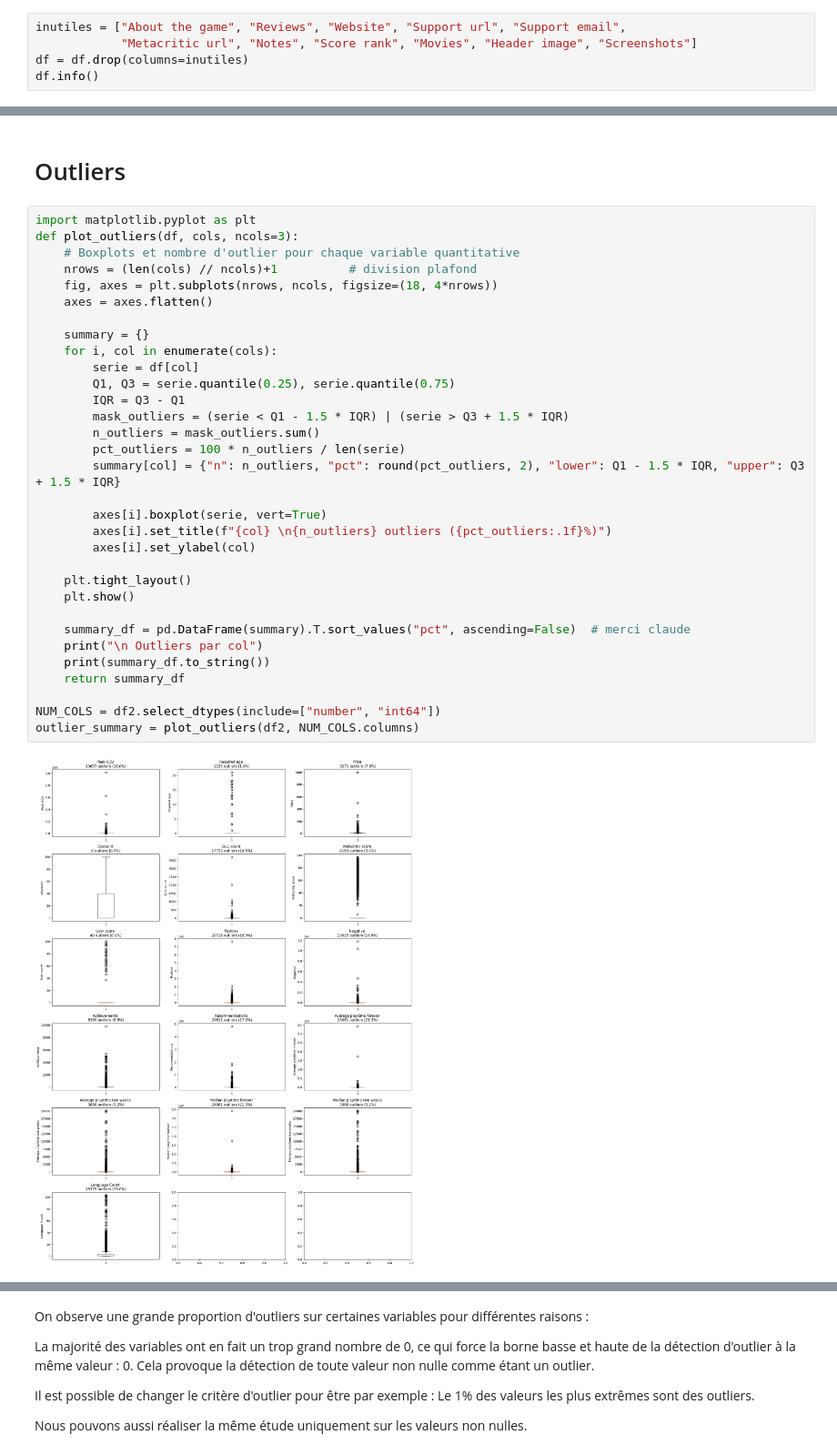
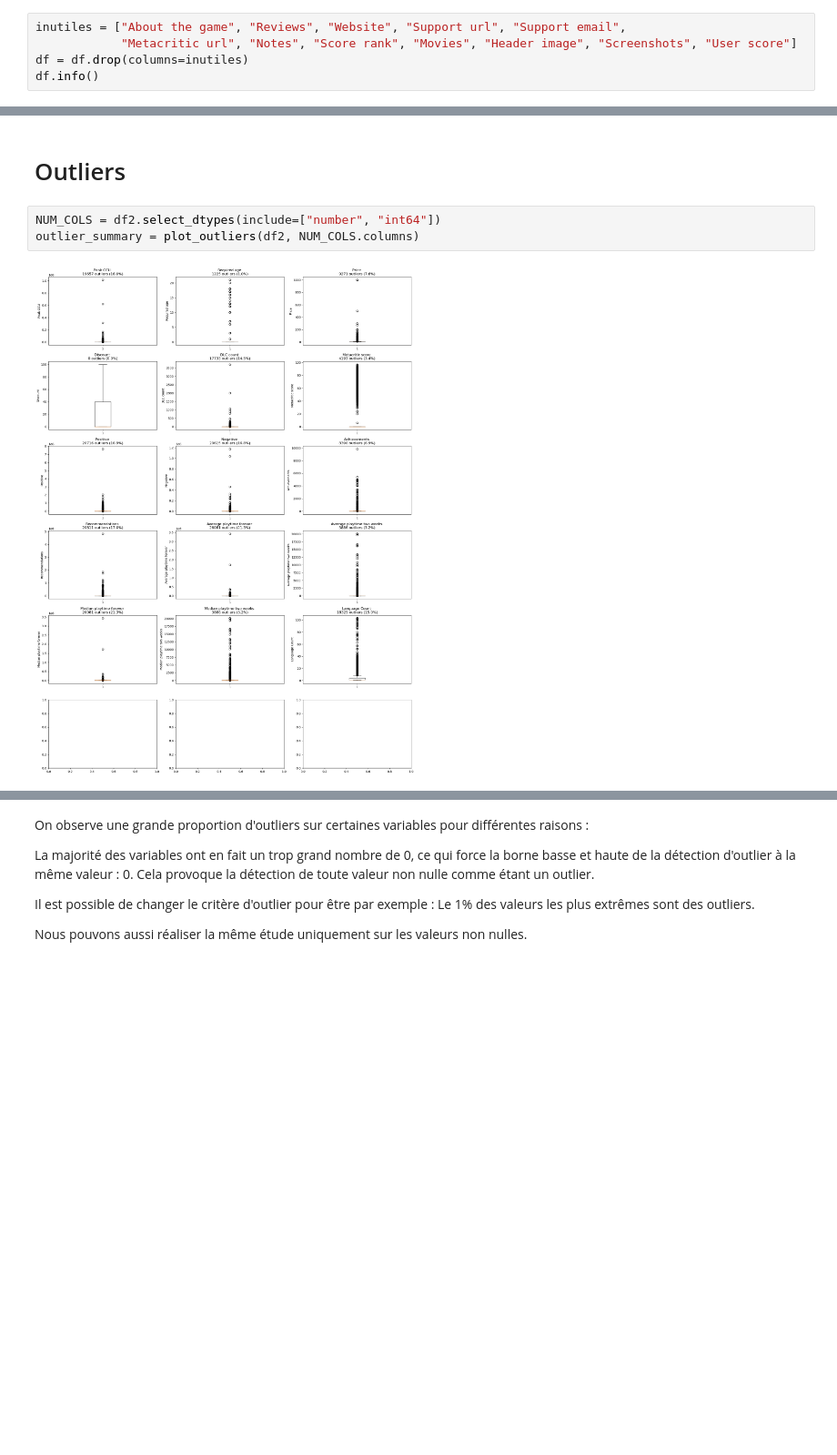
Before and after one commit to LjAquinox/Projet_Analyse_Steam, a Jupyter notebook: clean.ipynb, the cells around one changed output, grey strips where cells are left out. Shown at 91% size. Cells and saved outputs as stored; diff of their text form; blank space fills up the shorter version.

```diff
--- a/clean.ipynb
+++ b/clean.ipynb
@@ -17,7 +29,7 @@ df.columns = ['Name', 'Release date', 'Estimated owners', 'Peak CCU',
        'Publishers', 'Categories', 'Genres', 'Tags', 'Screenshots', 'Movies']
 # %%
 inutiles = ["About the game", "Reviews", "Website", "Support url", "Support email",
-            "Metacritic url", "Notes", "Score rank", "Movies", "Header image", "Screenshots"]
+            "Metacritic url", "Notes", "Score rank", "Movies", "Header image", "Screenshots", "User score"]
 df = df.drop(columns=inutiles)
 df.info()
 # %% [output]
@@ -215,38 +227,9 @@ print(df2.head())
 # %% [markdown]
 # Outliers
 # %%
-import matplotlib.pyplot as plt
-def plot_outliers(df, cols, ncols=3):
-    # Boxplots et nombre d'outlier pour chaque variable quantitative
-    nrows = (len(cols) // ncols)+1          # division plafond
-    fig, axes = plt.subplots(nrows, ncols, figsize=(18, 4*nrows))
-    axes = axes.flatten()
-
-    summary = {}
-    for i, col in enumerate(cols):
-        serie = df[col]
-        Q1, Q3 = serie.quantile(0.25), serie.quantile(0.75)
-        IQR = Q3 - Q1
-        mask_outliers = (serie < Q1 - 1.5 * IQR) | (serie > Q3 + 1.5 * IQR)
-        n_outliers = mask_outliers.sum()
-        pct_outliers = 100 * n_outliers / len(serie)
-        summary[col] = {"n": n_outliers, "pct": round(pct_outliers, 2), "lower": Q1 - 1.5 * IQR, "upper": Q3 + 1.5 * IQR}
-
-        axes[i].boxplot(serie, vert=True)
-        axes[i].set_title(f"{col} \n{n_outliers} outliers ({pct_outliers:.1f}%)")
-        axes[i].set_ylabel(col)
-
-    plt.tight_layout()
-    plt.show()
-
-    summary_df = pd.DataFrame(summary).T.sort_values("pct", ascending=False)  # merci claude
-    print("\n Outliers par col")
-    print(summary_df.to_string())
-    return summary_df
-
 NUM_COLS = df2.select_dtypes(include=["number", "int64"])
 outlier_summary = plot_outliers(df2, NUM_COLS.columns)
 # %% [output]
-[figure, old version]
+[figure, new version]
  Outliers par col
                                   n    pct   lower    upper
```
Also changed, not shown: parts of 23 cells of this notebook, 3 other files.
